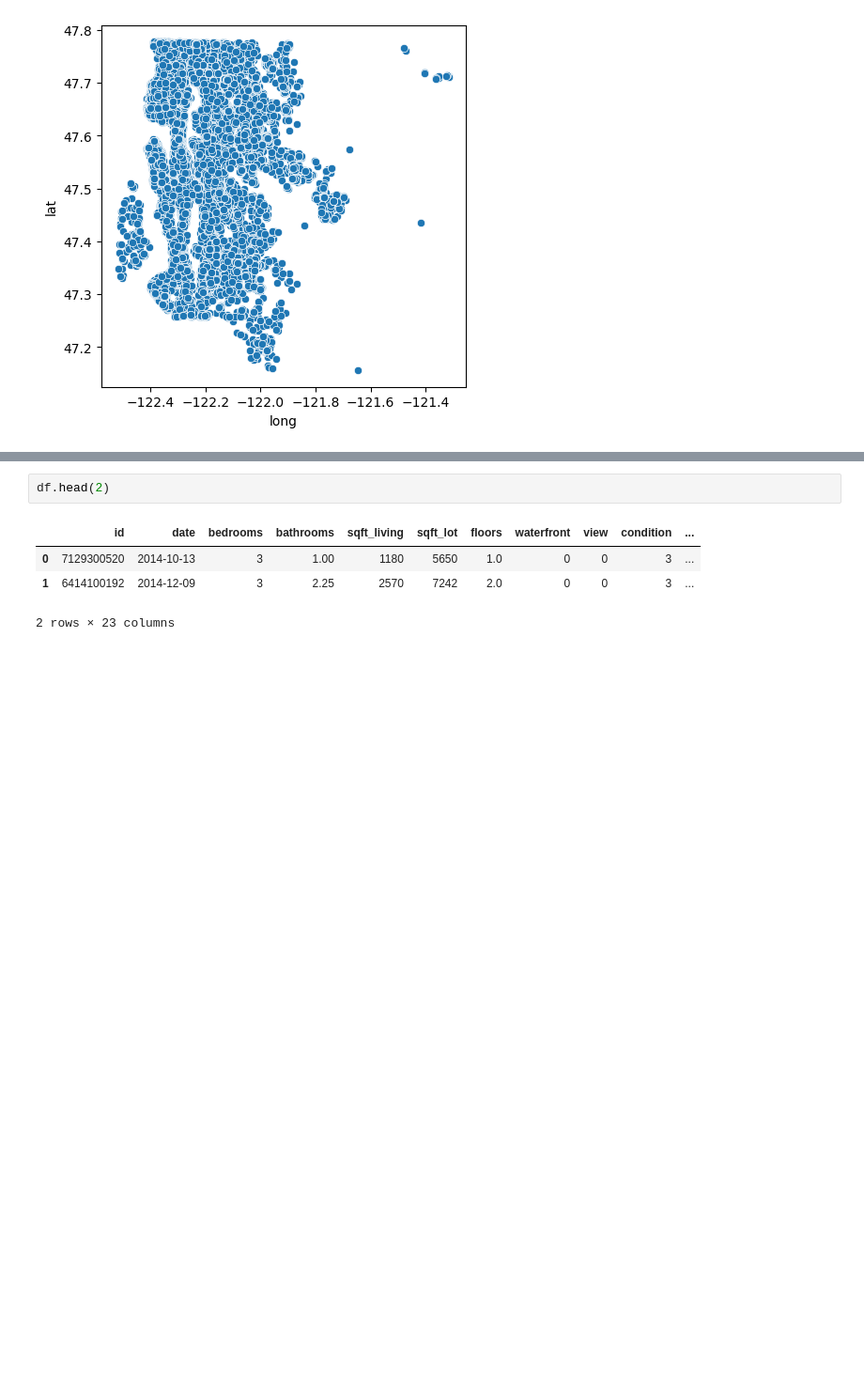
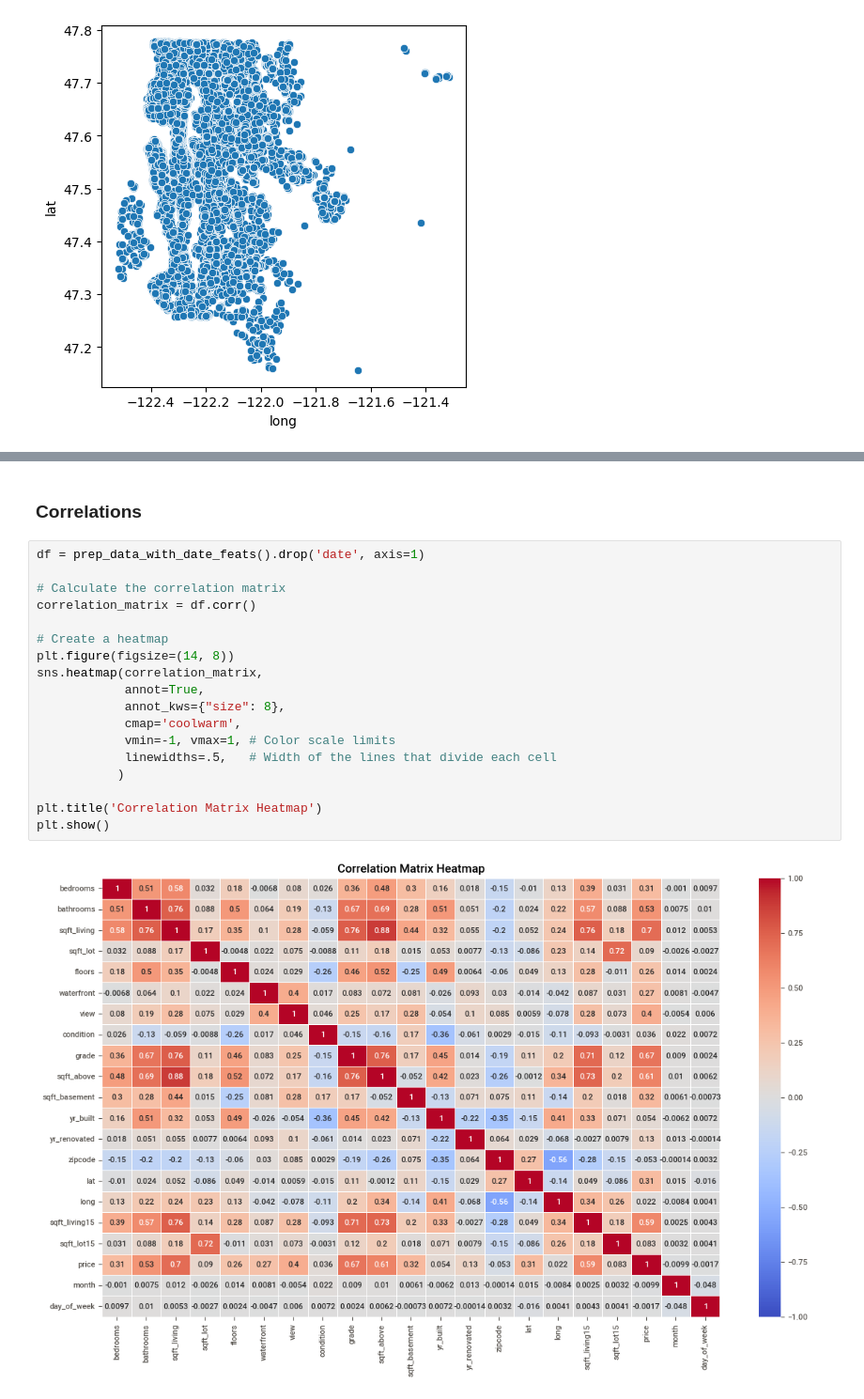
Before and after one commit to athielenhaus/Housing-Price-Prediction, a Jupyter notebook: Python Notebook/EDA.ipynb, the cells around one changed output, grey strips where cells are left out. Shown at 94% size. Cells and saved outputs as stored; diff of their text form; blank space fills up the shorter version.

```diff
--- a/Python Notebook/EDA.ipynb
+++ b/Python Notebook/EDA.ipynb
@@ -158,8 +171,23 @@ for item in groupby_items:
-# %%
-df.head(2)
-# %% [output]
-|  | id | date | bedrooms | bathrooms | sqft_living | sqft_lot | floors | waterfront | view | condition | ... |
-| 0 | 7129300520 | 2014-10-13 | 3 | 1.00 | 1180 | 5650 | 1.0 | 0 | 0 | 3 | ... |
-| 1 | 6414100192 | 2014-12-09 | 3 | 2.25 | 2570 | 7242 | 2.0 | 0 | 0 | 3 | ... |
-2 rows × 23 columns
+# %% [markdown]
+### Correlations
+# %%
+df = prep_data_with_date_feats().drop('date', axis=1)
+
+# Calculate the correlation matrix
+correlation_matrix = df.corr()
+
+# Create a heatmap
+plt.figure(figsize=(14, 8))
+sns.heatmap(correlation_matrix,
+            annot=True,
+            annot_kws={"size": 8},
+            cmap='coolwarm',
+            vmin=-1, vmax=1, # Color scale limits
+            linewidths=.5,   # Width of the lines that divide each cell
+           )
+
+plt.title('Correlation Matrix Heatmap')
+plt.show()
+# %% [output]
+[figure, added]
 # %%
```
Also changed, not shown: parts of 11 cells of this notebook.
